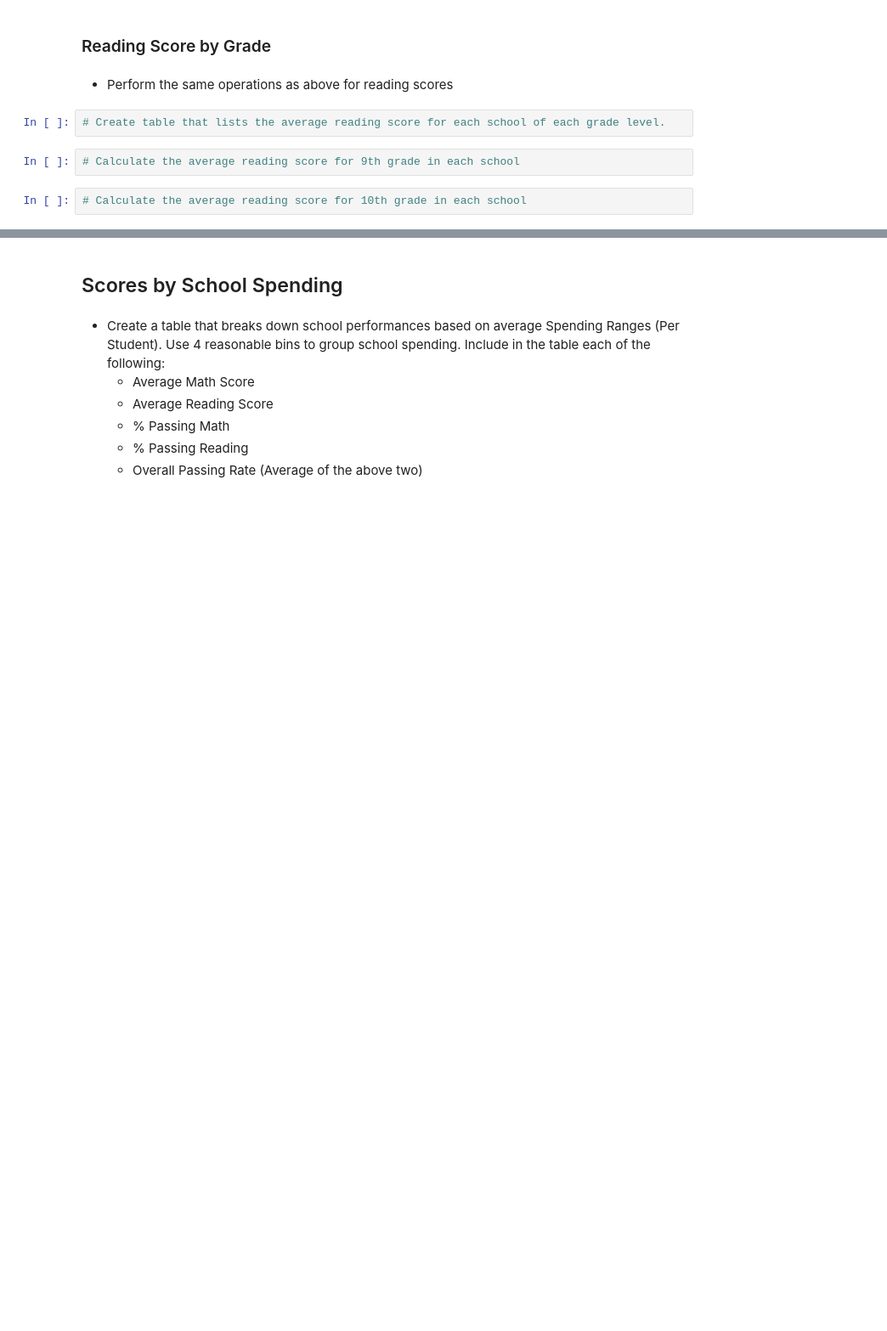
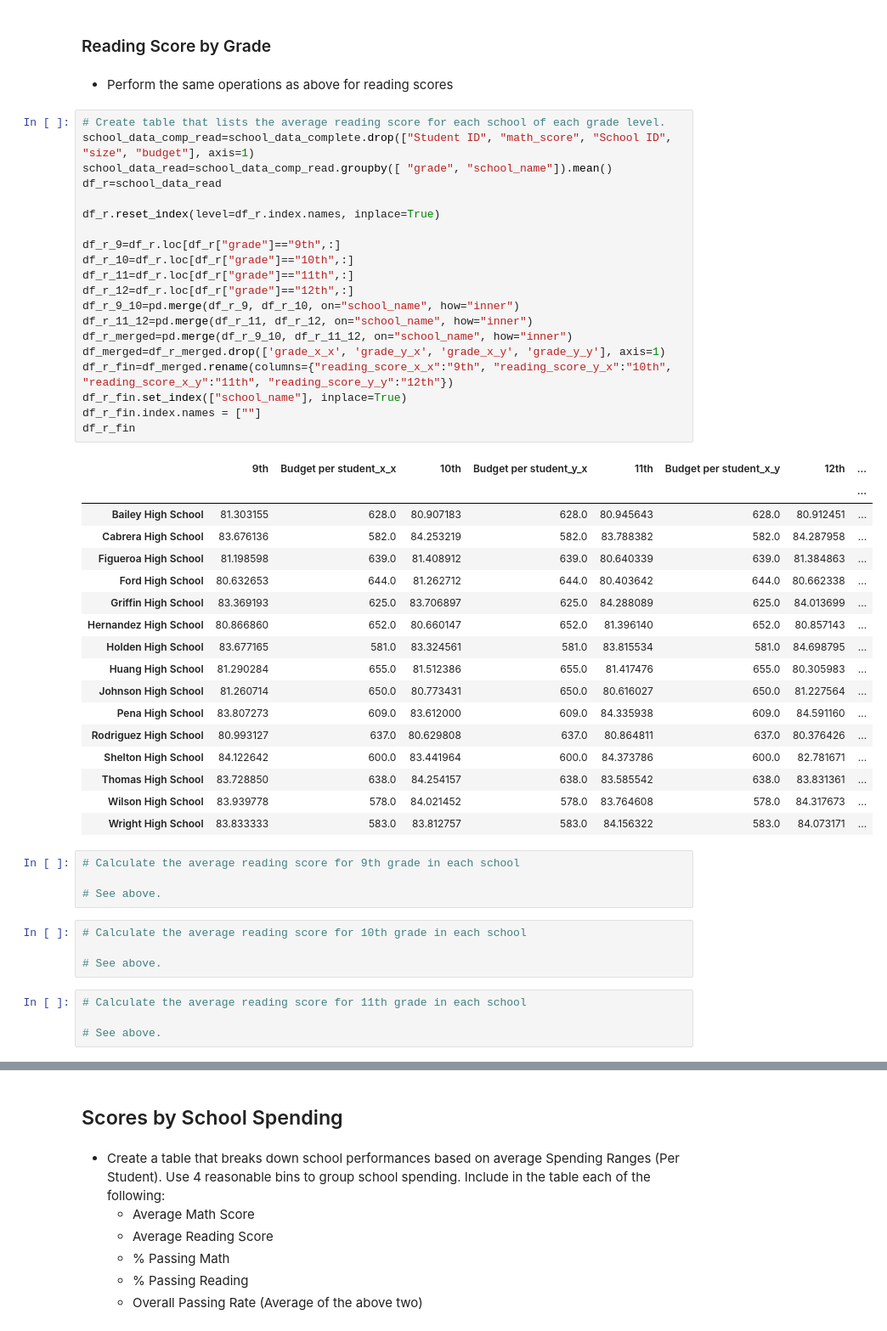
Before and after one commit to stilsons/DS-311-Python-Assignments, a Jupyter notebook: Week_03_Pandas_Steve/Python_Lab_Assignment.ipynb, the cells around one changed output, grey strips where cells are left out. Shown: that part at 85% size. Drawn from its saved outputs; the diff is of its cells as text; blank space fills up the shorter version.

```diff
--- a/Week_03_Pandas_Steve/Python_Lab_Assignment.ipynb
+++ b/Week_03_Pandas_Steve/Python_Lab_Assignment.ipynb
@@ -379,10 +401,54 @@ df_m_fin
 ### Reading Score by Grade
 # %% [markdown]
 * Perform the same operations as above for reading scores
+# %%
+# Create table that lists the average reading score for each school of each grade level.
+school_data_comp_read=school_data_complete.drop(["Student ID", "math_score", "School ID", "size", "budget"], axis=1)
+school_data_read=school_data_comp_read.groupby([ "grade", "school_name"]).mean()
+df_r=school_data_read
+
+df_r.reset_index(level=df_r.index.names, inplace=True)
+
+df_r_9=df_r.loc[df_r["grade"]=="9th",:]
+df_r_10=df_r.loc[df_r["grade"]=="10th",:]
+df_r_11=df_r.loc[df_r["grade"]=="11th",:]
+df_r_12=df_r.loc[df_r["grade"]=="12th",:]
+df_r_9_10=pd.merge(df_r_9, df_r_10, on="school_name", how="inner")
+df_r_11_12=pd.merge(df_r_11, df_r_12, on="school_name", how="inner")
+df_r_merged=pd.merge(df_r_9_10, df_r_11_12, on="school_name", how="inner")
+df_merged=df_r_merged.drop(['grade_x_x', 'grade_y_x', 'grade_x_y', 'grade_y_y'], axis=1)
+df_r_fin=df_merged.rename(columns={"reading_score_x_x":"9th", "reading_score_y_x":"10th", "reading_score_x_y":"11th", "reading_score_y_y":"12th"})
+df_r_fin.set_index(["school_name"], inplace=True)
+df_r_fin.index.names = [""]
+df_r_fin
+# %% [output]
+|  | 9th | Budget per student_x_x | 10th | Budget per student_y_x | 11th | Budget per student_x_y | 12th | ... |
+|  |  |  |  |  |  |  |  | ... |
+| Bailey High School | 81.303155 | 628.0 | 80.907183 | 628.0 | 80.945643 | 628.0 | 80.912451 | ... |
+| Cabrera High School | 83.676136 | 582.0 | 84.253219 | 582.0 | 83.788382 | 582.0 | 84.287958 | ... |
+| Figueroa High School | 81.198598 | 639.0 | 81.408912 | 639.0 | 80.640339 | 639.0 | 81.384863 | ... |
+| Ford High School | 80.632653 | 644.0 | 81.262712 | 644.0 | 80.403642 | 644.0 | 80.662338 | ... |
+| Griffin High School | 83.369193 | 625.0 | 83.706897 | 625.0 | 84.288089 | 625.0 | 84.013699 | ... |
+| Hernandez High School | 80.866860 | 652.0 | 80.660147 | 652.0 | 81.396140 | 652.0 | 80.857143 | ... |
+| Holden High School | 83.677165 | 581.0 | 83.324561 | 581.0 | 83.815534 | 581.0 | 84.698795 | ... |
+| Huang High School | 81.290284 | 655.0 | 81.512386 | 655.0 | 81.417476 | 655.0 | 80.305983 | ... |
+| Johnson High School | 81.260714 | 650.0 | 80.773431 | 650.0 | 80.616027 | 650.0 | 81.227564 | ... |
+| Pena High School | 83.807273 | 609.0 | 83.612000 | 609.0 | 84.335938 | 609.0 | 84.591160 | ... |
+| Rodriguez High School | 80.993127 | 637.0 | 80.629808 | 637.0 | 80.864811 | 637.0 | 80.376426 | ... |
+| Shelton High School | 84.122642 | 600.0 | 83.441964 | 600.0 | 84.373786 | 600.0 | 82.781671 | ... |
+| Thomas High School | 83.728850 | 638.0 | 84.254157 | 638.0 | 83.585542 | 638.0 | 83.831361 | ... |
+| Wilson High School | 83.939778 | 578.0 | 84.021452 | 578.0 | 83.764608 | 578.0 | 84.317673 | ... |
+| Wright High School | 83.833333 | 583.0 | 83.812757 | 583.0 | 84.156322 | 583.0 | 84.073171 | ... |
 # %%
-# Create table that lists the average reading score for each school of each grade level.
+# Calculate the average reading score for 9th grade in each school
+
+# See above.
 # %%
-# Calculate the average reading score for 9th grade in each school
+# Calculate the average reading score for 10th grade in each school
+
+# See above.
 # %%
-# Calculate the average reading score for 10th grade in each school
+# Calculate the average reading score for 11th grade in each school
+
+# See above.
 # %%
```
Also changed, not shown: parts of 21 cells of this notebook.
